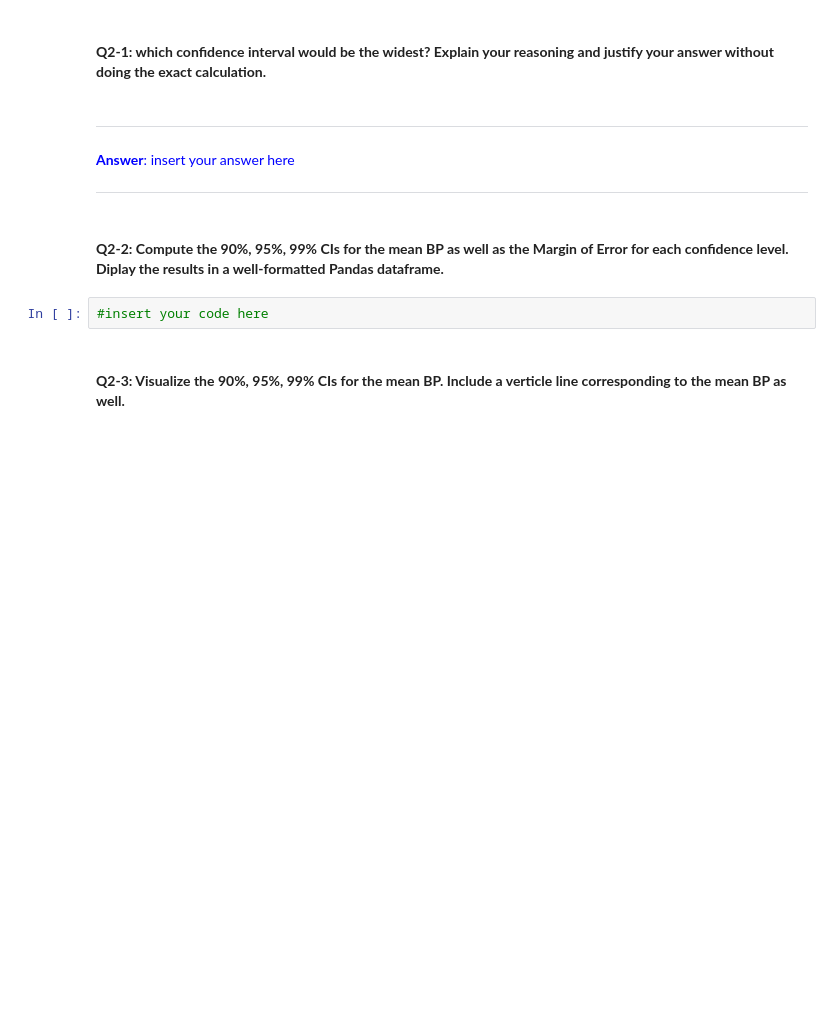
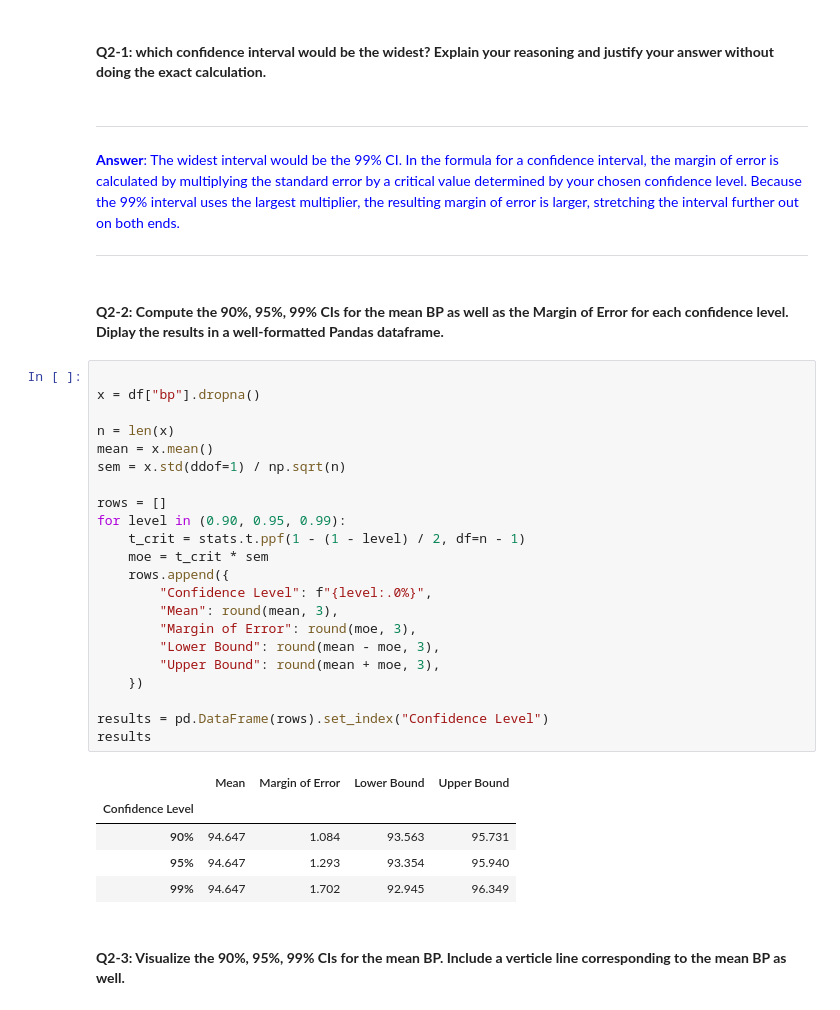
Before and after one commit to chikooooo/Statistics, a Jupyter notebook: Lab 5/TP5_Confidence_Intervals.ipynb, the cells around one changed output. Cells and saved outputs as stored; diff of their text form; blank space fills up the shorter version.

```diff
--- a/Lab 5/TP5_Confidence_Intervals.ipynb
+++ b/Lab 5/TP5_Confidence_Intervals.ipynb
@@ -1019,7 +1019,7 @@ plt.show()
 ----
 <div style="color:blue">
 
-**Answer**: insert your answer here
+**Answer**: The widest interval would be the 99% CI. In the formula for a confidence interval, the margin of error is calculated by multiplying the standard error by a critical value determined by your chosen confidence level. Because the 99% interval uses the largest multiplier, the resulting margin of error is larger, stretching the interval further out on both ends.
 
 
 </div>
@@ -1028,7 +1028,33 @@ plt.show()
 # %% [markdown]
 #### **Q2-2: Compute the 90%, 95%, 99% CIs for the mean BP as well as the Margin of Error for each confidence level. Diplay the results in a well-formatted Pandas dataframe.**
 # %%
-#insert your code here
+
+x = df["bp"].dropna()
+
+n = len(x)
+mean = x.mean()
+sem = x.std(ddof=1) / np.sqrt(n)
+
+rows = []
+for level in (0.90, 0.95, 0.99):
+    t_crit = stats.t.ppf(1 - (1 - level) / 2, df=n - 1)
+    moe = t_crit * sem
+    rows.append({
+        "Confidence Level": f"{level:.0%}",
+        "Mean": round(mean, 3),
+        "Margin of Error": round(moe, 3),
+        "Lower Bound": round(mean - moe, 3),
+        "Upper Bound": round(mean + moe, 3),
+    })
+
+results = pd.DataFrame(rows).set_index("Confidence Level")
+results
+# %% [output]
+|  | Mean | Margin of Error | Lower Bound | Upper Bound |
+| Confidence Level |  |  |  |  |
+| 90% | 94.647 | 1.084 | 93.563 | 95.731 |
+| 95% | 94.647 | 1.293 | 93.354 | 95.940 |
+| 99% | 94.647 | 1.702 | 92.945 | 96.349 |
 # %% [markdown]
 #### **Q2-3: Visualize the 90%, 95%, 99% CIs for the mean BP. Include a verticle line corresponding to the mean BP as well.**
 # %%
```
Also changed, not shown: parts of 3 cells of this notebook.
